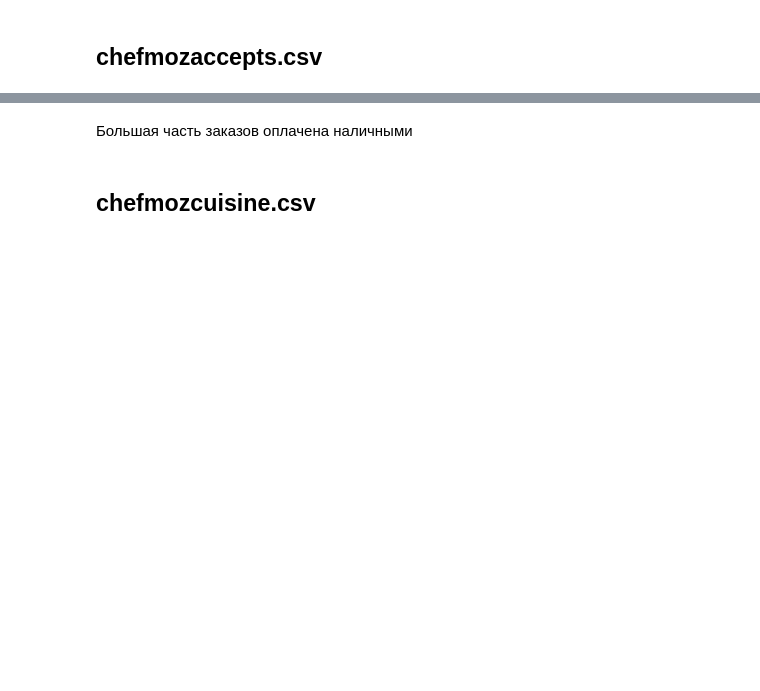
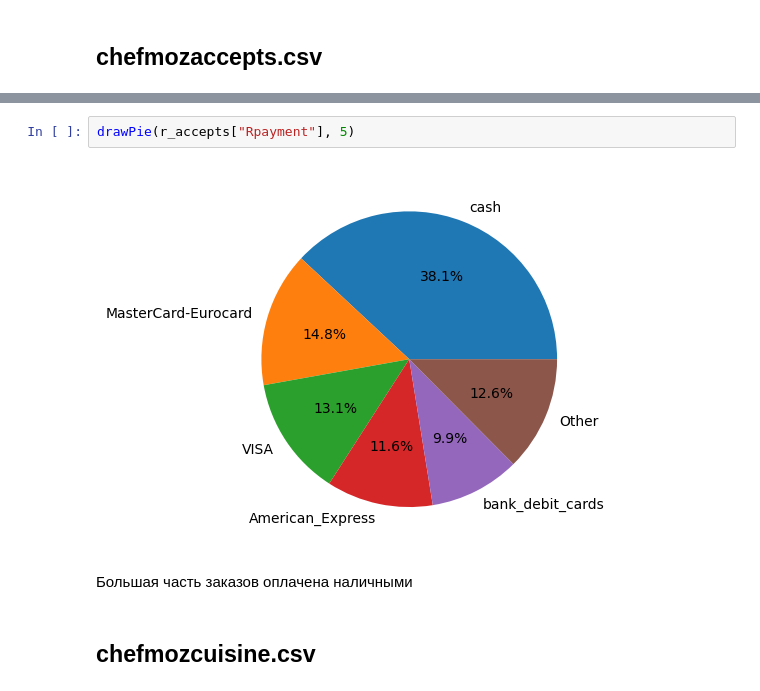
Before and after one commit to Charlotte000/spbu_ml_2025, a Jupyter notebook: homeworks/homework1.ipynb, the cells around one changed output, grey strips where cells are left out. Drawn from its saved outputs; the diff is of its cells as text; blank space fills up the shorter version.

```diff
--- a/homeworks/homework1.ipynb
+++ b/homeworks/homework1.ipynb
@@ -43,3 +53,7 @@ sns.countplot(df0, x="Rpayment", stat="percent")
+# %%
+drawPie(r_accepts["Rpayment"], 5)
+# %% [output]
+[figure, added]
 # %% [markdown]
 Большая часть заказов оплачена наличными
 # %% [markdown]
```
Also changed, not shown: parts of 119 cells of this notebook.
